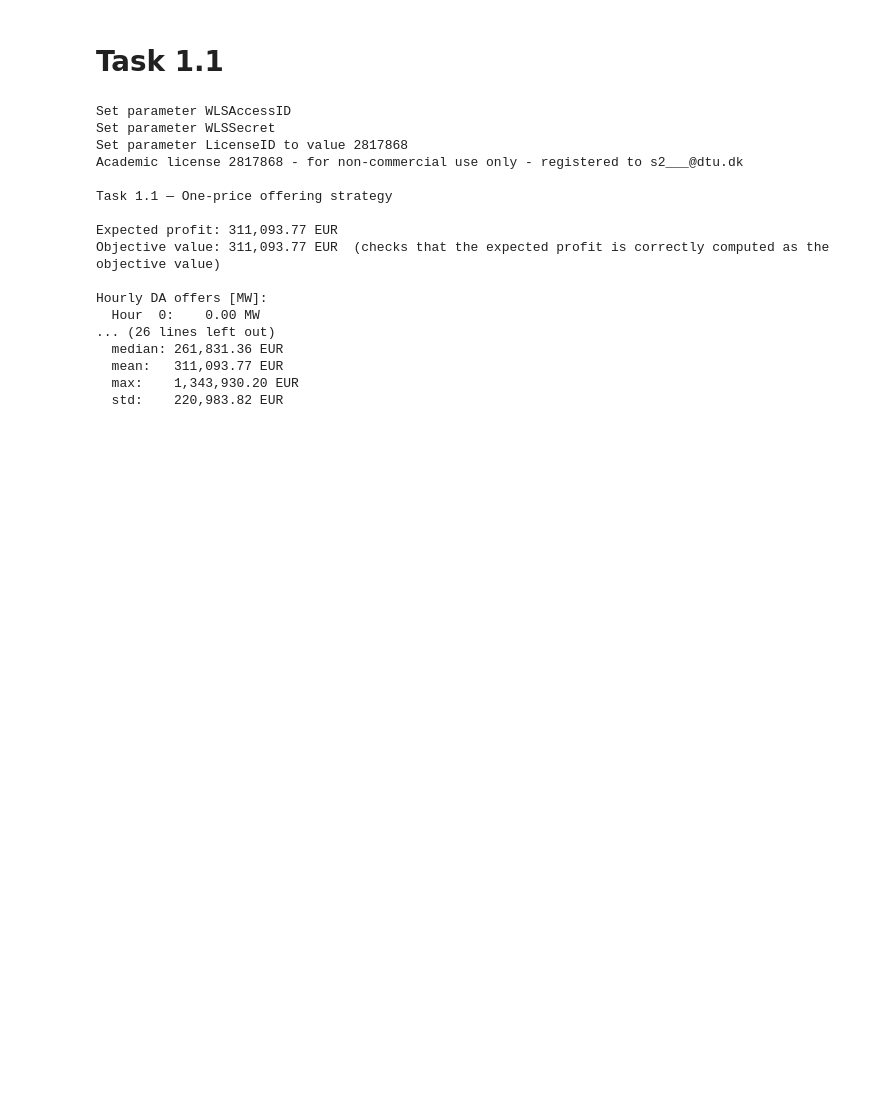
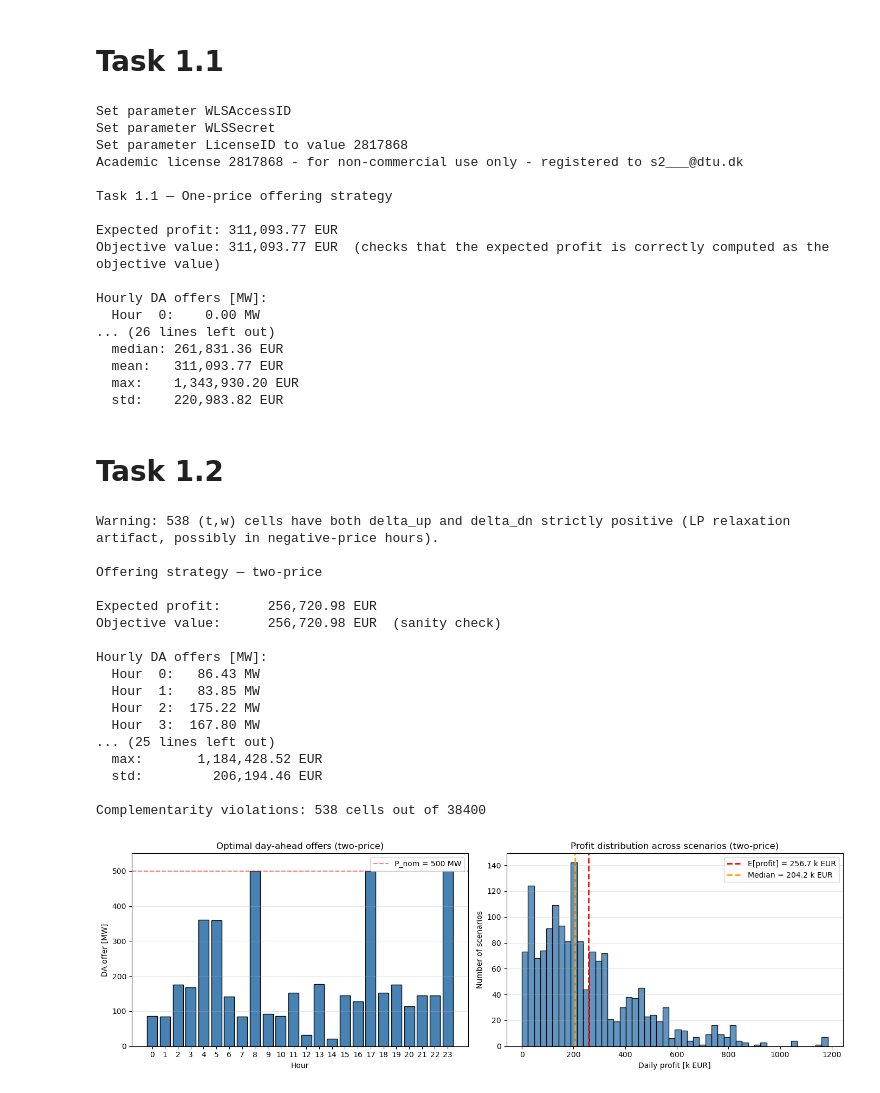
Before and after one commit to fraorma99/RES-Assignments, a Jupyter notebook: assignment_2/notebooks/main.ipynb, the cells around one changed output. Cells and saved outputs as stored; diff of their text form; code cells hidden in the pictures; blank space fills up the shorter version.

Commit message:
started task 1.2

```diff
--- a/assignment_2/notebooks/main.ipynb
+++ b/assignment_2/notebooks/main.ipynb
@@ -194,3 +194,38 @@ Hourly DA offers [MW]:
   mean:   311,093.77 EUR
   max:    1,343,930.20 EUR
   std:    220,983.82 EUR
+# %% [markdown]
+# Task 1.2
+# %%
+# Cell: Task 1.2 — Two-price offering strategy
+
+from task1_2_offering_twoprice import TwoprcInputData, StochasticOfferingTwoPrice
+from reporting import print_offering_summary, plot_offering_results
+
+data_2p = TwoprcInputData(S)
+res_2p = StochasticOfferingTwoPrice(data_2p).run()
+
+print_offering_summary(res_2p, scheme_name="two-price")
+print(f"\nComplementarity violations: {res_2p.complementarity_violations} cells out of {1600*24}")
+
+fig, _ = plot_offering_results(res_2p, scheme_name="two-price", P_nom=S.P_nom)
+plt.show()
+# %% [output]
+Warning: 538 (t,w) cells have both delta_up and delta_dn strictly positive (LP relaxation artifact, possibly in negative-price hours).
+
+Offering strategy — two-price
+
+Expected profit:      256,720.98 EUR
+Objective value:      256,720.98 EUR  (sanity check)
+
+Hourly DA offers [MW]:
+  Hour  0:   86.43 MW
+  Hour  1:   83.85 MW
+  Hour  2:  175.22 MW
+  Hour  3:  167.80 MW
+... (25 lines left out)
+  max:       1,184,428.52 EUR
+  std:         206,194.46 EUR
+
+Complementarity violations: 538 cells out of 38400
+[figure, added]
```
Also changed, not shown: parts of 1 cell of this notebook, 1 other file.
